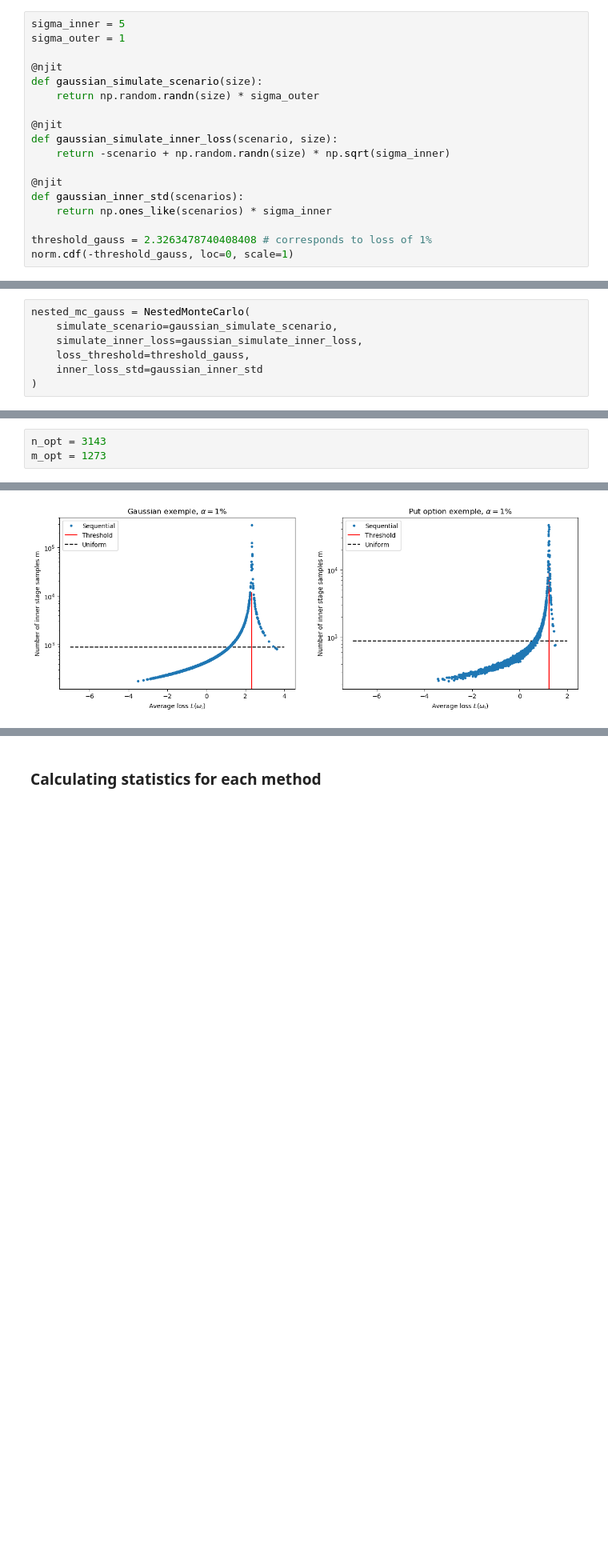
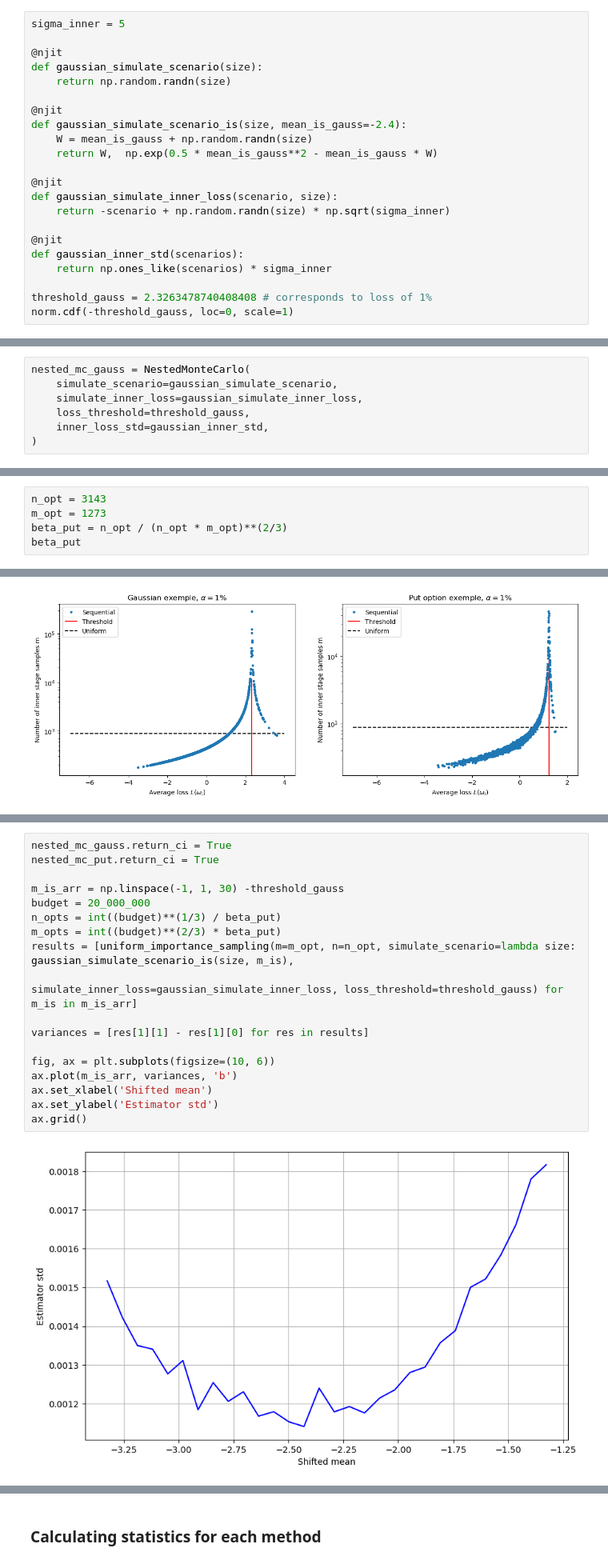
Before and after one commit to MrG1raffe/NestedMonteCarlo, a Jupyter notebook: nested_mc_notebook.ipynb, the cells around one changed output, grey strips where cells are left out. Shown: that part at 80% size. Drawn from its saved outputs; the diff is of its cells as text; blank space fills up the shorter version.

```diff
--- a/nested_mc_notebook.ipynb
+++ b/nested_mc_notebook.ipynb
@@ -51,11 +51,15 @@ $$
 with $ \sigma_{\mathrm{outer}} = 5$. We take the threshold level $c \approx 2.326347$ that corresponds to $\alpha = 0.01$.
 # %%
 sigma_inner = 5
-sigma_outer = 1
 
 @njit
 def gaussian_simulate_scenario(size):
-    return np.random.randn(size) * sigma_outer
+    return np.random.randn(size)
+
+@njit
+def gaussian_simulate_scenario_is(size, mean_is_gauss=-2.4):
+    W = mean_is_gauss + np.random.randn(size)
+    return W,  np.exp(0.5 * mean_is_gauss**2 - mean_is_gauss * W)
 
 @njit
 def gaussian_simulate_inner_loss(scenario, size):
@@ -74,7 +78,7 @@ nested_mc_gauss = NestedMonteCarlo(
     simulate_scenario=gaussian_simulate_scenario,
     simulate_inner_loss=gaussian_simulate_inner_loss,
     loss_threshold=threshold_gauss,
-    inner_loss_std=gaussian_inner_std
+    inner_loss_std=gaussian_inner_std,
 )
 # %% [markdown]
 ### Sanity check for all algorithms
@@ -203,3 +217,5 @@ nested_mc_put = NestedMonteCarlo(
 # %%
 n_opt = 3143
 m_opt = 1273
+beta_put = n_opt / (n_opt * m_opt)**(2/3)
+beta_put
@@ -266,0 +293,20 @@ ax[1].set_yscale('log')
+# %%
+nested_mc_gauss.return_ci = True
+nested_mc_put.return_ci = True
+
+m_is_arr = np.linspace(-1, 1, 30) -threshold_gauss
+budget = 20_000_000
+n_opts = int((budget)**(1/3) / beta_put)
+m_opts = int((budget)**(2/3) * beta_put)
+results = [uniform_importance_sampling(m=m_opt, n=n_opt, simulate_scenario=lambda size: gaussian_simulate_scenario_is(size, m_is),
+                                       simulate_inner_loss=gaussian_simulate_inner_loss, loss_threshold=threshold_gauss) for m_is in m_is_arr]
+
+variances = [res[1][1] - res[1][0] for res in results]
+
+fig, ax = plt.subplots(figsize=(10, 6))
+ax.plot(m_is_arr, variances, 'b')
+ax.set_xlabel('Shifted mean')
+ax.set_ylabel('Estimator std')
+ax.grid()
+# %% [output]
+[figure, added]
```
Also changed, not shown: parts of 32 cells of this notebook, 8 other files.
